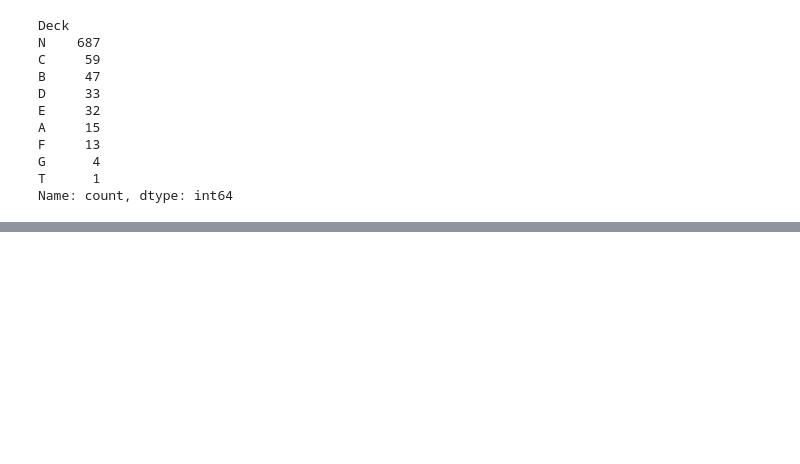
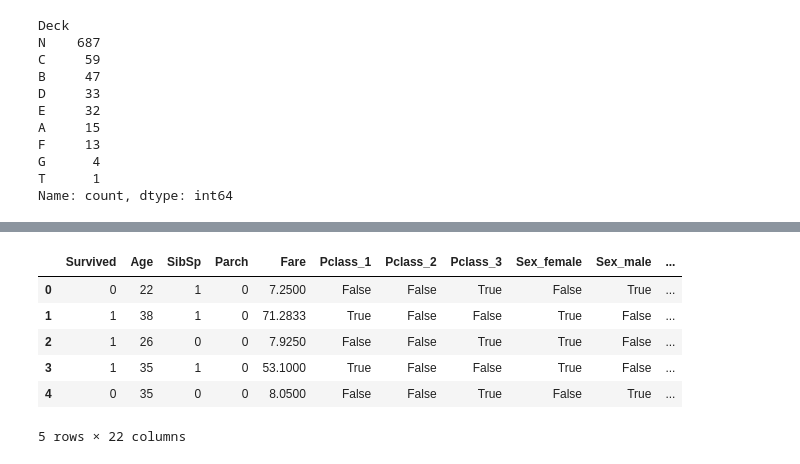
Before and after one commit to Arsiry/sigma-internship, a Jupyter notebook: kaggle-competitions/titanic.ipynb, the cells around one changed output, grey strips where cells are left out. Cells and saved outputs as stored; diff of their text form; code cells hidden in the pictures; blank space fills up the shorter version.

```diff
--- a/kaggle-competitions/titanic.ipynb
+++ b/kaggle-competitions/titanic.ipynb
@@ -167,8 +187,8 @@ Text(0.5, 0, 'Age')
 # %%
 # We can see that the Age distribution is skewed
 # So, we will use the median imputation
-
-# Calculate median of Age
-median = train_data.Age.median()
-median
+median_train = train_data.Age.median()
+median_test = test_data.Age.median()
+train_data['Age'].fillna(median_train, inplace=True)
+test_data['Age'].fillna(median_test, inplace=True)
 # %% [output]
@@ -176,5 +210,4 @@ np.float64(28.0)
 # %%
-# Impute missing values in Age
-
-train_data['Age'].fillna(median, inplace=True)
+# Impute missing values in Cabin
+train_data['Cabin'].unique()
 # %% [output]
@@ -267,0 +403,12 @@ train_data = train_data.drop(['Cabin'], axis=1)
+# %%
+# categorical data - encoding
+train_data = pd.get_dummies(train_data, columns = ['Pclass', 'Sex', 'Embarked', 'Deck'])
+train_data.head()
+# %% [output]
+|  | Survived | Age | SibSp | Parch | Fare | Pclass_1 | Pclass_2 | Pclass_3 | Sex_female | Sex_male | ... |
+| 0 | 0 | 22 | 1 | 0 | 7.2500 | False | False | True | False | True | ... |
+| 1 | 1 | 38 | 1 | 0 | 71.2833 | True | False | False | True | False | ... |
+| 2 | 1 | 26 | 0 | 0 | 7.9250 | False | False | True | True | False | ... |
+| 3 | 1 | 35 | 1 | 0 | 53.1000 | True | False | False | True | False | ... |
+| 4 | 0 | 35 | 0 | 0 | 8.0500 | False | False | True | False | True | ... |
+5 rows × 22 columns
```
Also changed, not shown: parts of 68 cells of this notebook, 1 other file.
